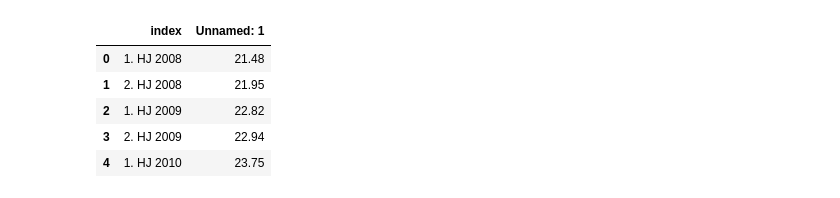
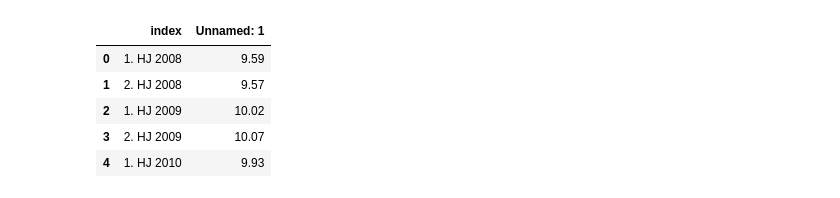
Before and after one commit to sjshtura/Code_Snippets, a Jupyter notebook: electricity_price_stringSplit_dataResampling_industrie.ipynb, the cells around one changed output. Drawn from its saved outputs; the diff is of its cells as text; code cells hidden in the pictures.

```diff
--- a/electricity_price_stringSplit_dataResampling_industrie.ipynb
+++ b/electricity_price_stringSplit_dataResampling_industrie.ipynb
@@ -5,17 +5,17 @@ import numpy as np
 from scipy import interpolate
 from scipy.interpolate import InterpolatedUnivariateSpline
 # %%
-household_prices_without_VAT = pd.read_excel(r'/Users/shakhawathossainturag/Downloads/Energiepreisentwicklung.xlsx',sheet_name='5.8.2 Strom - € - Haushalte', skiprows = 5, nrows = 26, index_col = 0)
-household_prices_without_VAT = household_prices_without_VAT.iloc[:,0]
+industrie_prices_without_VAT = pd.read_excel(r'/Users/shakhawathossainturag/Downloads/Energiepreisentwicklung.xlsx',sheet_name='5.8.3 Strom - € - Industrie', skiprows = 5, nrows = 26, index_col = 0)
+industrie_prices_without_VAT = industrie_prices_without_VAT.iloc[:,0]
 #household_prices_without_VAT.columns = ["year","price"]
-household_prices_without_VAT = household_prices_without_VAT.reset_index()
-household_prices_without_VAT.head()
+industrie_prices_without_VAT = industrie_prices_without_VAT.reset_index()
+industrie_prices_without_VAT.head()
 # %% [output]
 |  | index | Unnamed: 1 |
-| 0 | 1. HJ 2008 | 21.48 |
-| 1 | 2. HJ 2008 | 21.95 |
-| 2 | 1. HJ 2009 | 22.82 |
-| 3 | 2. HJ 2009 | 22.94 |
-| 4 | 1. HJ 2010 | 23.75 |
+| 0 | 1. HJ 2008 | 9.59 |
+| 1 | 2. HJ 2008 | 9.57 |
+| 2 | 1. HJ 2009 | 10.02 |
+| 3 | 2. HJ 2009 | 10.07 |
+| 4 | 1. HJ 2010 | 9.93 |
 # %%
 
```
Also changed, not shown: parts of 16 cells of this notebook, 2 other files.
